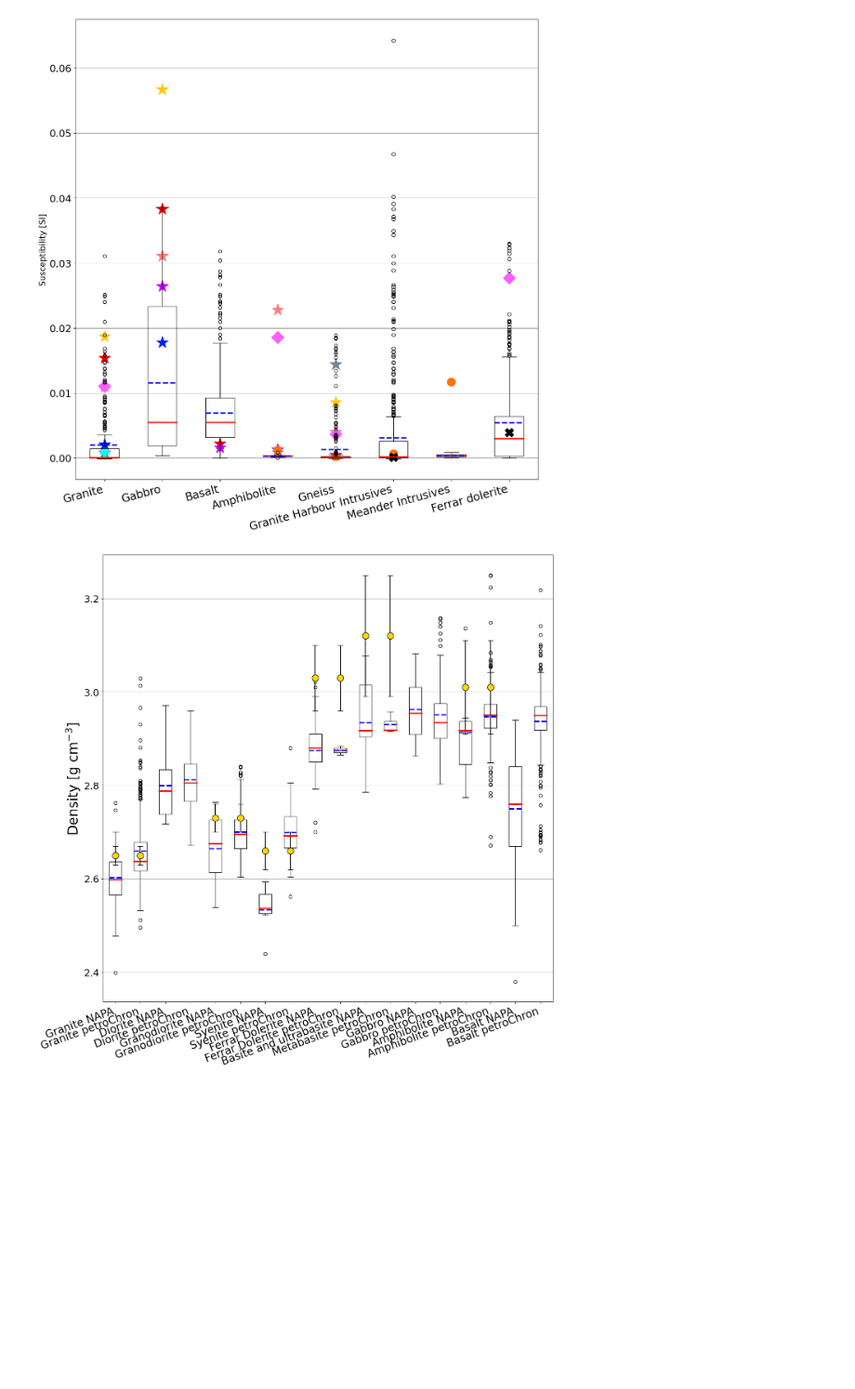
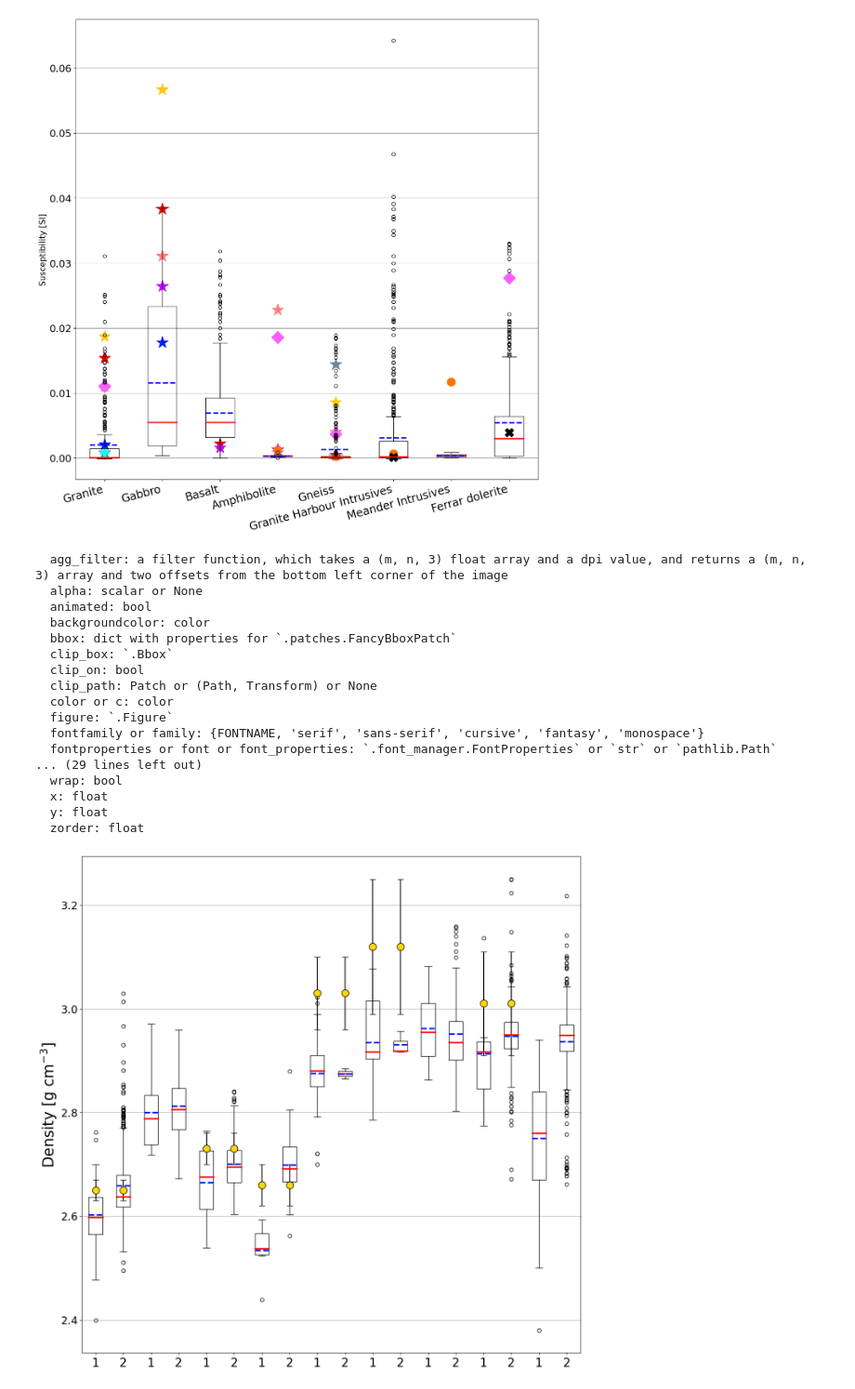
Before and after one commit to MaximilianLowe/Local_inversion_and_rock_properties_nVL_GJI_2024, a Jupyter notebook: jupyter_notebook_3_petrological_data_plotting_NAPA_and_BGR.ipynb, the cells around one changed output. Shown at 93% size. Drawn from its saved outputs; the diff is of its cells as text; code cells hidden in the pictures; blank space fills up the shorter version.

```diff
--- a/jupyter_notebook_3_petrological_data_plotting_NAPA_and_BGR.ipynb
+++ b/jupyter_notebook_3_petrological_data_plotting_NAPA_and_BGR.ipynb
@@ -4410,29 +4410,51 @@ ax1.boxplot(
 )
 
 x_labels = [
-    "Granite NAPA",
-    "Granite petroChron",
-    "Diorite NAPA",
-    "Diorite petroChron",
-    "Granodiorite NAPA",
-    "Granodiorite petroChron",
-    "Syenite NAPA",
-    "Syenite petroChron",
-    "Ferrar Dolerite NAPA",
-    "Ferrar Dolerite petroChron",
-    "Basite and ultrabasite NAPA",
-    "Metabasite petroChron",
-    "Gabbro NAPA",
-    "Gabbro petroChron",
-    "Amphibolite NAPA",
-    "Amphibolite petroChron",
-    "Basalt NAPA",
-    "Basalt petroChron",
+    "1",
+    "2",
+    "1",
+    "2",
+    "1",
+    "2",
+    "1",
+    "2",
+    "1",
+    "2",
+    "1",
+    "2",
+    "1",
+    "2",
+    "1",
+    "2",
+    "1",
+    "2",
 ]
+
+# x_labels = [
+#     "Granite NAPA",
+#     "Granite petroChron",
+#     "Diorite NAPA",
+#     "Diorite petroChron",
+#     "Granodiorite NAPA",
+#     "Granodiorite petroChron",
+#     "Syenite NAPA",
+#     "Syenite petroChron",
+#     "Ferrar Dolerite NAPA",
+#     "Ferrar Dolerite petroChron",
+#     "Basite and ultrabasite NAPA",
+#     "Metabasite petroChron",
+#     "Gabbro NAPA",
+#     "Gabbro petroChron",
+#     "Amphibolite NAPA",
+#     "Amphibolite petroChron",
+#     "Basalt NAPA",
+#     "Basalt petroChron",
+# ]
+
 
 x_ticks_num = np.arange(1, len(x_labels) + 1, 1)
 plt.xticks(x_ticks_num, x_labels)
-plt.setp(ax1.get_xticklabels(), rotation=20, ha="right")
+plt.setp(ax1.get_xticklabels())
 
 plt.errorbar(
     1,
@@ -4563,34 +4585,51 @@ plt.errorbar(
     markerfacecolor="gold",
     markeredgecolor="k",
     capsize=5,
     alpha=1,
 )
 
 plt.errorbar(
     16,
     Subrahmanyam_amphibolites_rho,
     yerr=0.10,
     fmt="ko",
     markersize=12,
     markerfacecolor="gold",
     markeredgecolor="k",
     capsize=5,
     alpha=1,
 )
 
 ax1.set_ylabel("Density [g cm$^{-3}$]", fontsize=25)
 
 plt.xticks(fontsize=20)
 plt.yticks(fontsize=18)
 ax1.grid(visible=True, which="major", axis="y", color="k", linestyle="-", alpha=0.35)
 
 plt.savefig(
     export_fig_path_NAPA + "comparison_NAPA_literature_values_density.png",
     facecolor=figure1.get_facecolor(),
     transparent=True,
 )
 # %% [output]
+  agg_filter: a filter function, which takes a (m, n, 3) float array and a dpi value, and returns a (m, n, 3) array and two offsets from the bottom left corner of the image
+  alpha: scalar or None
+  animated: bool
+  backgroundcolor: color
+  bbox: dict with properties for `.patches.FancyBboxPatch`
+  clip_box: `.Bbox`
+  clip_on: bool
+  clip_path: Patch or (Path, Transform) or None
+  color or c: color
+  figure: `.Figure`
+  fontfamily or family: {FONTNAME, 'serif', 'sans-serif', 'cursive', 'fantasy', 'monospace'}
+  fontproperties or font or font_properties: `.font_manager.FontProperties` or `str` or `pathlib.Path`
+... (29 lines left out)
+  wrap: bool
+  x: float
+  y: float
+  zorder: float
-[figure, old version]
+[figure, new version]
 # %%
 Barlow2004_Basalt_sus_mean = 1989 * 1e-5
 Barlow2004_Basalt_sus_std = 5110 * 1e-5
```
Also changed, not shown: 1 other file.
